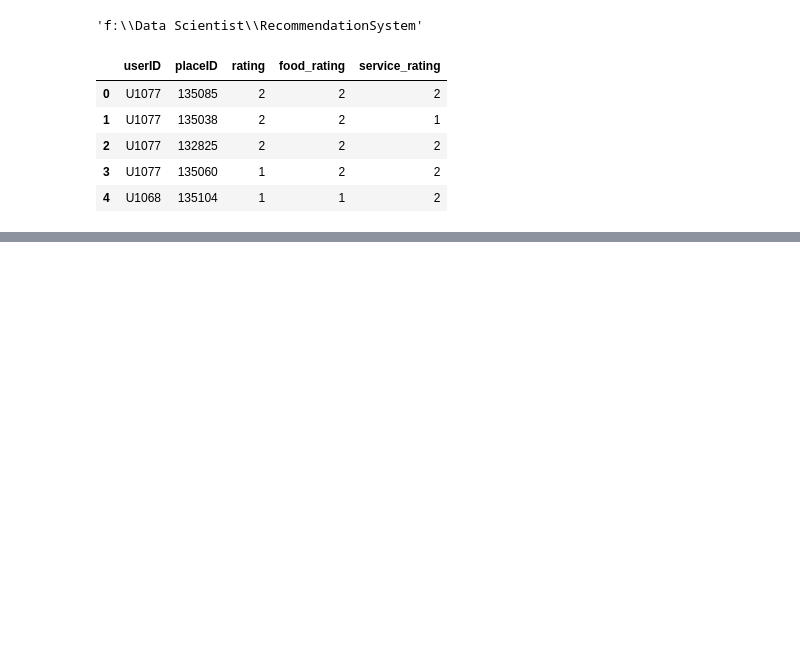
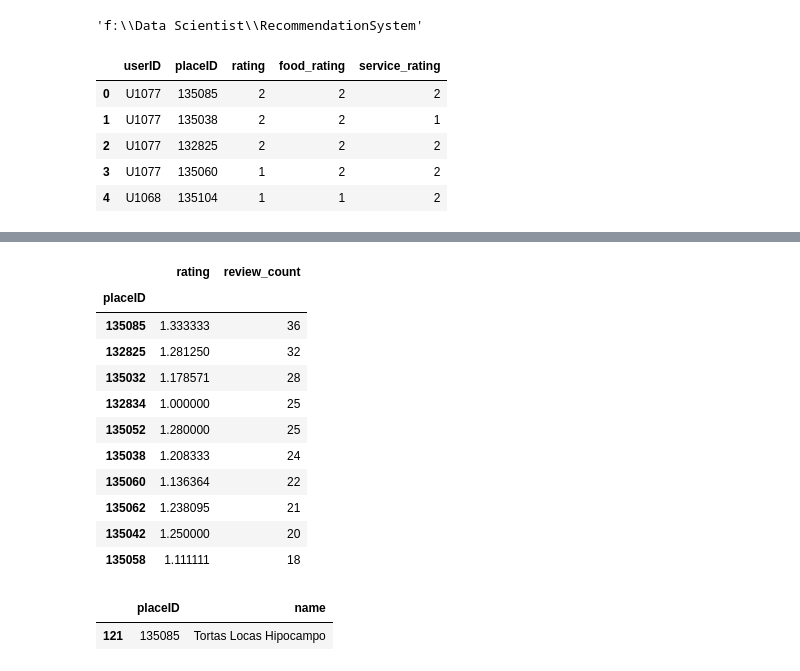
Before and after one commit to nishahariii/RecommendationSystem, a Jupyter notebook: notebook/2. Correlation Based Recommendation System.ipynb, the cells around one changed output, grey strips where cells are left out. Cells and saved outputs as stored; diff of their text form; code cells hidden in the pictures; blank space fills up the shorter version.

```diff
--- a/notebook/2. Correlation Based Recommendation System.ipynb
+++ b/notebook/2. Correlation Based Recommendation System.ipynb
@@ -29,0 +59,3 @@ rating.head()
+# %%
+rating_place = pd.DataFrame(rating.groupby('placeID')['rating'].mean())
+rating_place.head()
@@ -29,0 +70,3 @@ rating.head()
+# %%
+rating_place['review_count'] = pd. DataFrame(rating.groupby('placeID')['rating'].count())
+rating_place.head()
@@ -29,0 +105,21 @@ rating.head()
+# %%
+rating_place.sort_values(by='review_count', ascending=False).head(10)
+# %% [output]
+|  | rating | review_count |
+| placeID |  |  |
+| 135085 | 1.333333 | 36 |
+| 132825 | 1.281250 | 32 |
+| 135032 | 1.178571 | 28 |
+| 132834 | 1.000000 | 25 |
+| 135052 | 1.280000 | 25 |
+| 135038 | 1.208333 | 24 |
+| 135060 | 1.136364 | 22 |
+| 135062 | 1.238095 | 21 |
+| 135042 | 1.250000 | 20 |
+| 135058 | 1.111111 | 18 |
+# %%
+filter = geodata_places['placeID'] == 135085
+geodata_places[filter]
+# %% [output]
+|  | placeID | name |
+| 121 | 135085 | Tortas Locas Hipocampo |
```
Also changed, not shown: parts of 16 cells of this notebook, 29 other files.
